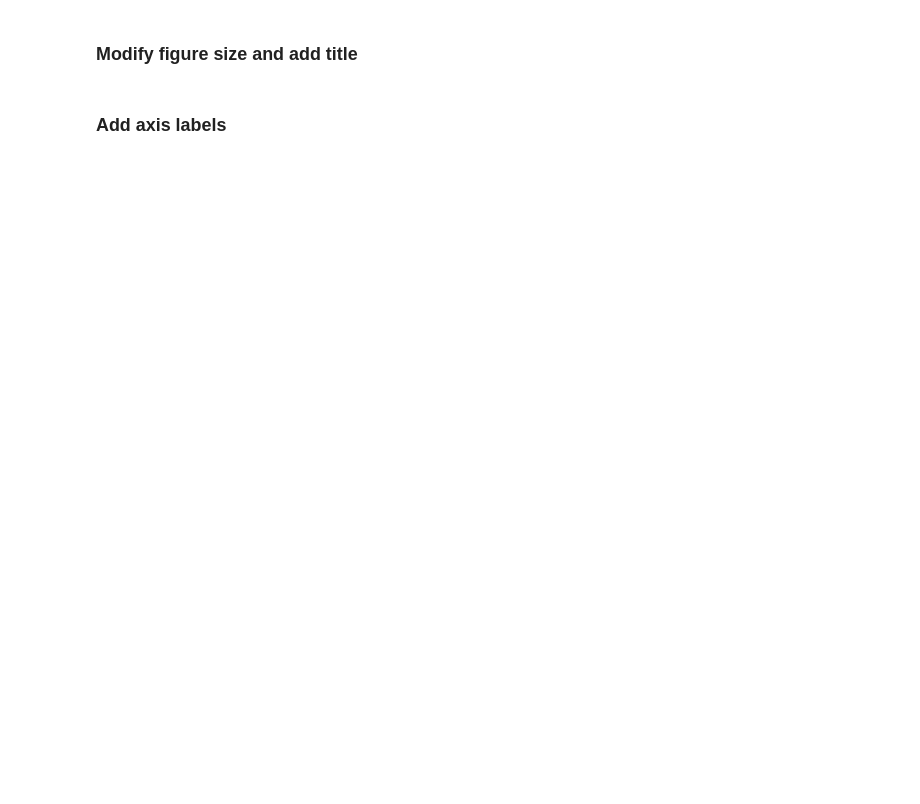
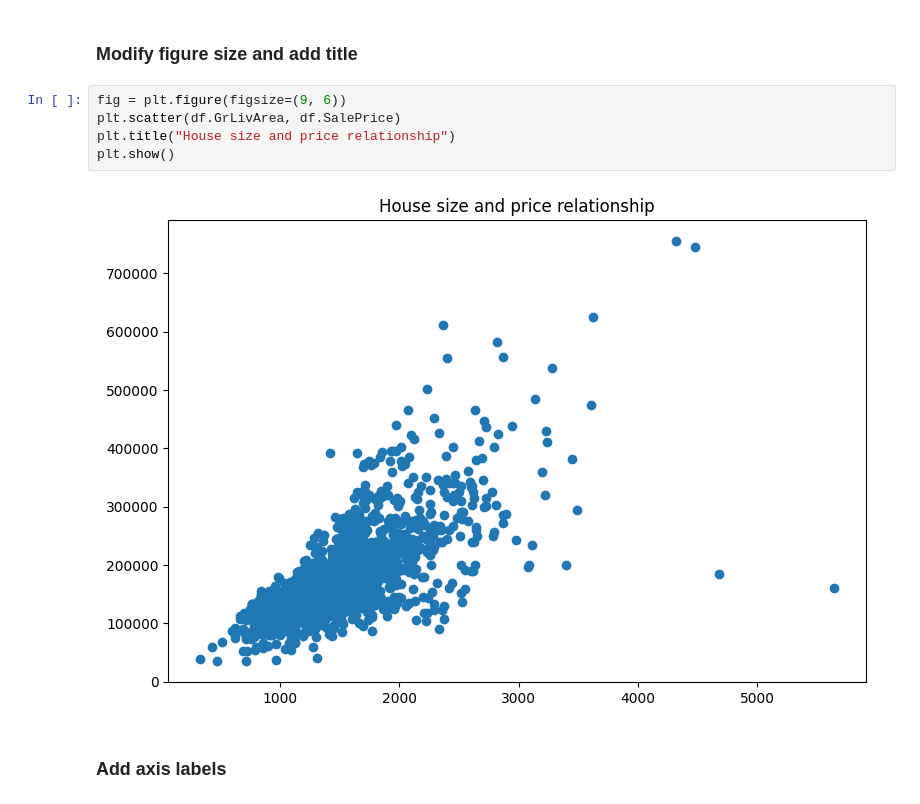
Before and after one commit to Kudl1k/zsu, a Jupyter notebook: fml_01.ipynb, the cells around one changed output. Cells and saved outputs as stored; diff of their text form; blank space fills up the shorter version.

```diff
--- a/fml_01.ipynb
+++ b/fml_01.ipynb
@@ -162,4 +174,11 @@ df.head()
 # %% [markdown]
 ### Modify figure size and add title
+# %%
+fig = plt.figure(figsize=(9, 6))
+plt.scatter(df.GrLivArea, df.SalePrice)
+plt.title("House size and price relationship")
+plt.show()
+# %% [output]
+[figure, added]
 # %% [markdown]
 ### Add axis labels
```
Also changed, not shown: parts of 5 cells of this notebook.
